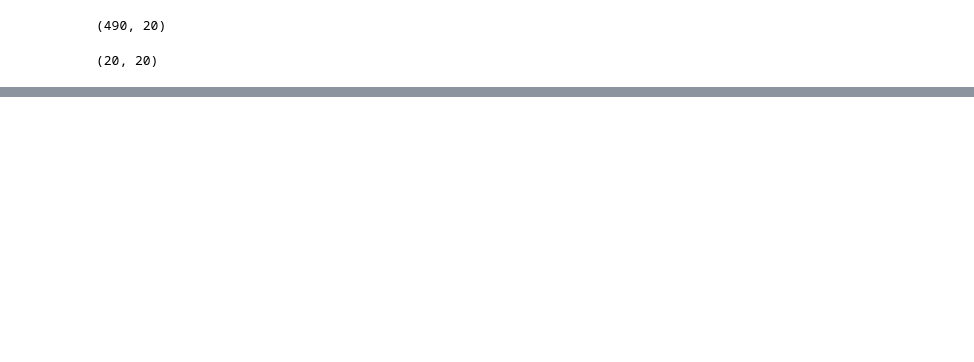
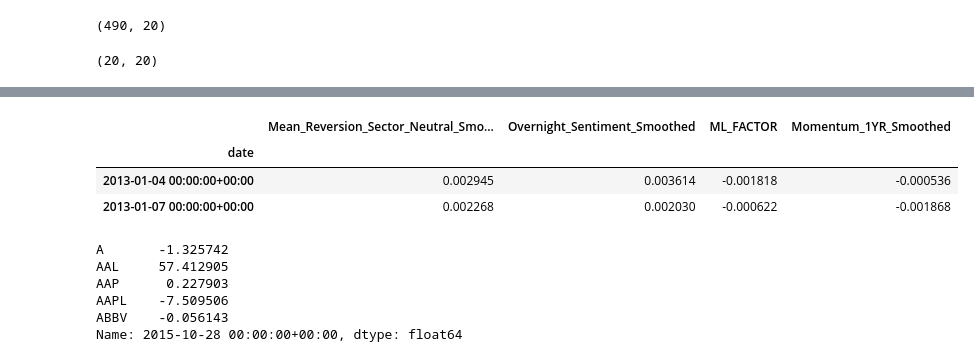
Before and after one commit to manualrg/dslab-ai-for-trading, a Jupyter notebook: portfolio_mgnmt/02_portopt_backtesting.ipynb, the cells around one changed output, grey strips where cells are left out. Saved outputs shown, nothing was run; the diff lists cells and outputs as text; code cells hidden in the pictures; blank space fills up the shorter version.

```diff
--- a/portfolio_mgnmt/02_portopt_backtesting.ipynb
+++ b/portfolio_mgnmt/02_portopt_backtesting.ipynb
@@ -375,0 +434,16 @@ NameError: name 'frames' is not defined
+# %%
+alpha_facret[:2]
+# %% [output]
+|  | Mean_Reversion_Sector_Neutral_Smo... | Overnight_Sentiment_Smoothed | ML_FACTOR | Momentum_1YR_Smoothed |
+| date |  |  |  |  |
+| 2013-01-04 00:00:00+00:00 | 0.002945 | 0.003614 | -0.001818 | -0.000536 |
+| 2013-01-07 00:00:00+00:00 | 0.002268 | 0.002030 | -0.000622 | -0.001868 |
+# %%
+daily_returns.loc['2015-10-28'].head()
+# %% [output]
+A       -1.325742
+AAL     57.412905
+AAP      0.227903
+AAPL    -7.509506
+ABBV    -0.056143
+Name: 2015-10-28 00:00:00+00:00, dtype: float64
```
Also changed, not shown: parts of 34 cells of this notebook, 1 other file.
